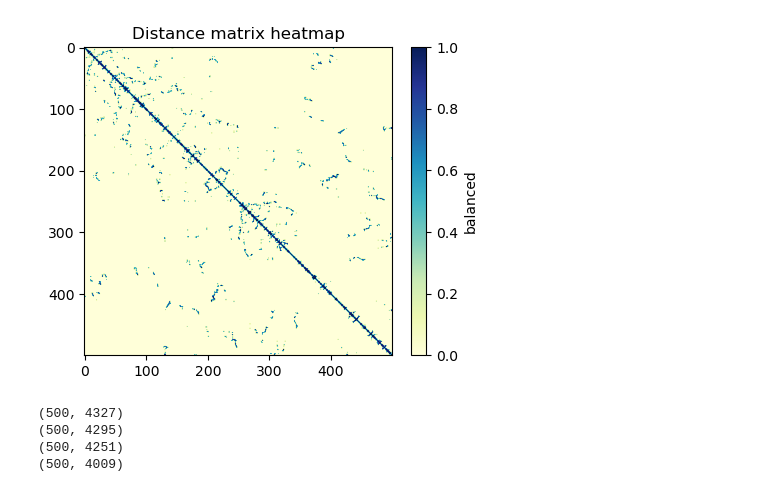
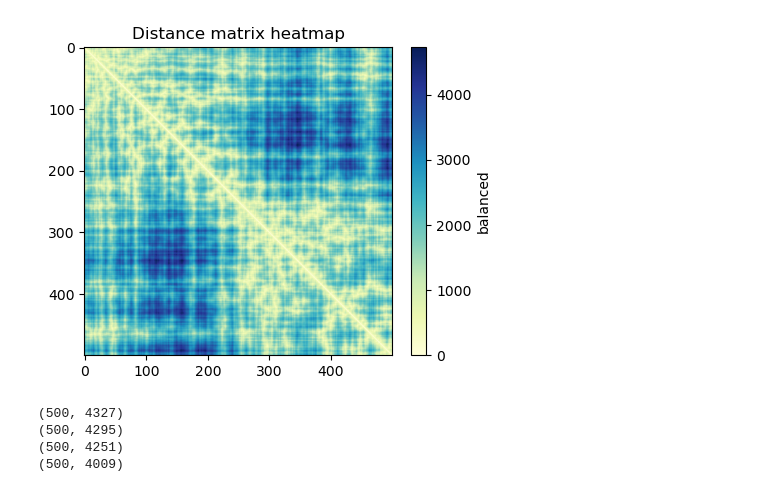
Before and after one commit to noush-joglekar/sporeC_prelim, a Jupyter notebook: scripts/jupyterNB/generateIncMatrix_fromChains.ipynb, the cells around one changed output. Saved outputs shown, nothing was run; the diff lists cells and outputs as text; code cells hidden in the pictures.

Commit message:
visualizing sample 2. found a bug so redoing

```diff
--- a/scripts/jupyterNB/generateIncMatrix_fromChains.ipynb
+++ b/scripts/jupyterNB/generateIncMatrix_fromChains.ipynb
@@ -22,24 +21,24 @@ from chains import RealHiC
 # %%
 ## Read in example file
-exMat1 = np.loadtxt(f'{dataDir}chains_500_10000_1500_1681171613/chain_dist_5324.txt')
+exMat1 = np.loadtxt(f'{dataDir}chains_500_10000_1500_1696950861/chain_dist_281.txt')
 ## Read in example file
-exMat2 = np.loadtxt(f'{dataDir}chains_500_10000_1500_1681171613/chain_dist_9980.txt')
+exMat2 = np.loadtxt(f'{dataDir}chains_500_10000_1500_1696950861/chain_dist_38.txt')
 
 nrow = exMat1.shape[0]
 cutoff = 500
 # %%
-chainDir = f'{dataDir}chains_500_10000_1500_1681171613/'
-num_files = 10000
+chainDir = f'{dataDir}chains_500_10000_1500_1696950861/'
+num_files = 300
 binaryInit = RealHiC(chainDir,num_files)
-binMat = binaryInit.distMatToBinary(9990)
+binMat = binaryInit.distMatToBinary(281)
 
 plt.figure(figsize=(6, 4))
-im = plt.imshow(binMat, cmap="YlGnBu")
+im = plt.imshow(exMat1, cmap="YlGnBu")
 plt.colorbar(im, fraction=0.046, pad=0.04, label='balanced');
 plt.title("Distance matrix heatmap")
 plt.show()
 # %% [output]
-[figure, old version]
+[figure, new version]
 # %%
 def averageNChains(seed,sampleSize,matching_files):
     random.seed(seed)
```
Also changed, not shown: parts of 4 cells of this notebook, 1 other file.
